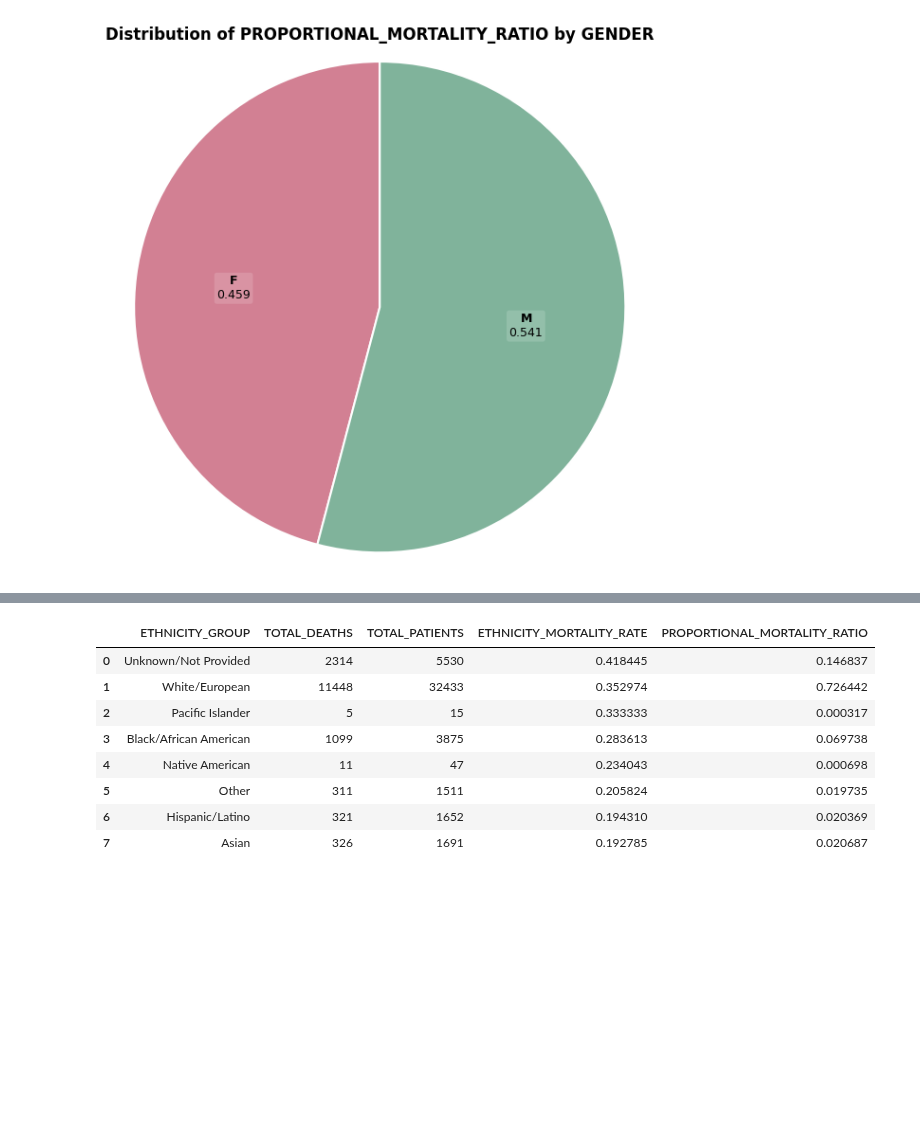
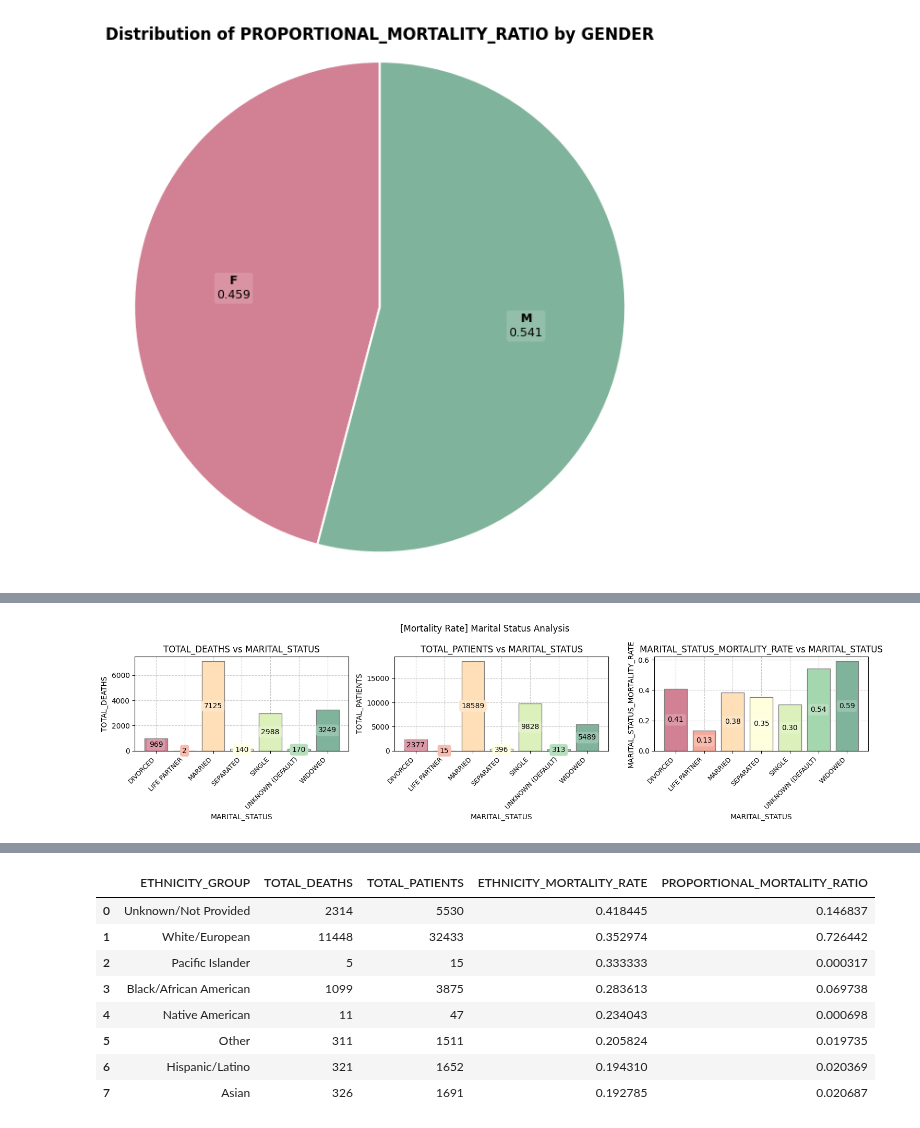
Before and after one commit to EstevesX10/LSDS-Machine-Learning-Pipeline, a Jupyter notebook: Machine-Learning-Pipeline/Machine-Learning-Pipeline.ipynb, the cells around one changed output, grey strips where cells are left out. Drawn from its saved outputs; the diff is of its cells as text; code cells hidden in the pictures; blank space fills up the shorter version.

Commit message:
Put the EDA queries into a seperate file

```diff
--- a/Machine-Learning-Pipeline/Machine-Learning-Pipeline.ipynb
+++ b/Machine-Learning-Pipeline/Machine-Learning-Pipeline.ipynb
@@ -81,6 +81,7 @@ Took 0.000e+00(s) to import all the modules!
 # Load the configs
 config = loadConfig()
 pathsConfig = loadPathsConfig()
+queries = loadQueries()
 # %%
 # Print the configs
 pprint(config)
@@ -753 +679,13 @@ datasetAnalyserGender.plotPieChart(numericColumn='PROPORTIONAL_MORTALITY_RATIO',
 ---
+# %%
+# Fetch the query developed
+maritalStatusMortalityRatesQuery = queries['Exploratory-Data-Analysis']['Mortality-Rates']['Marital-Status']
+
+# Run the query
+queryJob = client.query(maritalStatusMortalityRatesQuery)
+
+# Wait for the job to complete and get the results
+results = queryJob.result()
+
+# Convert the results to a Pandas DataFrame
+maritalStatusMortalityRates = queryJob.to_dataframe()
@@ -753,0 +704,8 @@ datasetAnalyserGender.plotPieChart(numericColumn='PROPORTIONAL_MORTALITY_RATIO',
+# %%
+# Create a analyser to visualize the results
+datasetAnalyserMaritalStatus = DatasetAnalyser(df=maritalStatusMortalityRates)
+# %%
+# Plot the data within a bar plot
+datasetAnalyserMaritalStatus.plotXyCharts(x='MARITAL_STATUS', y=['TOTAL_DEATHS', 'TOTAL_PATIENTS', 'MARITAL_STATUS_MORTALITY_RATE'], title='[Mortality Rate] Marital Status Analysis')
+# %% [output]
+[figure, added]
```
Also changed, not shown: parts of 18 cells of this notebook, 2 other files.
